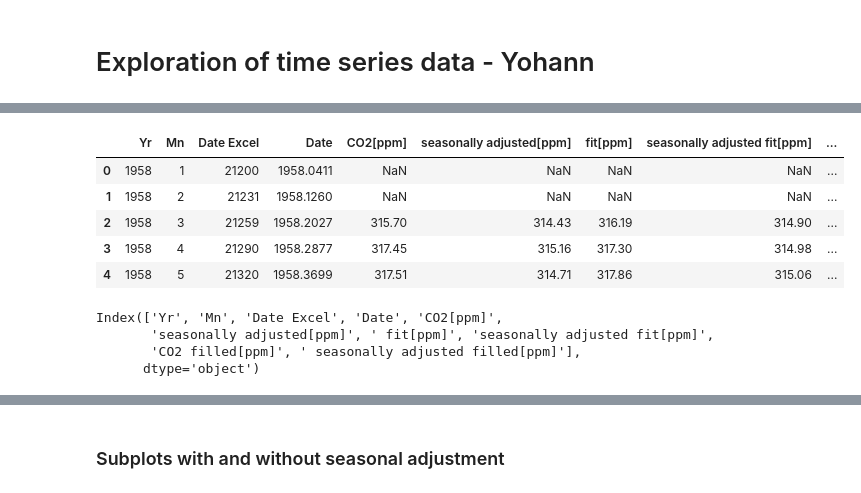
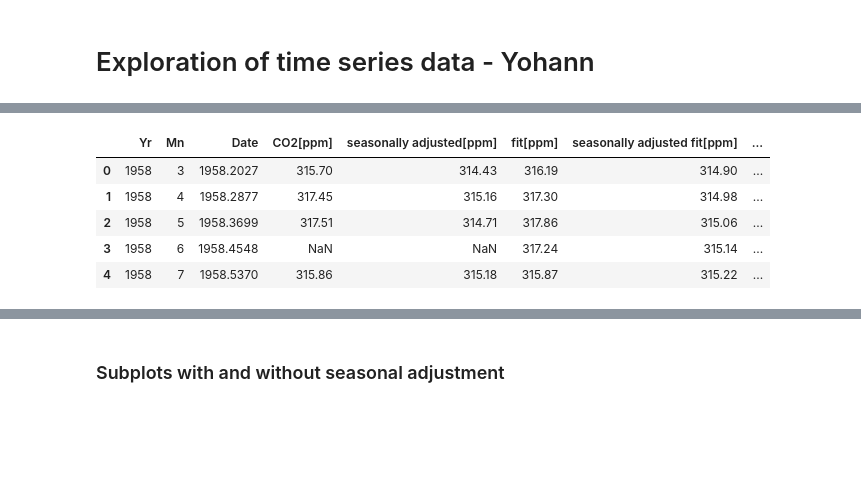
Before and after one commit to yohannjs/tidsrekker, a Jupyter notebook: yohann_exploration.ipynb, the cells around one changed output, grey strips where cells are left out. Saved outputs shown, nothing was run; the diff lists cells and outputs as text; code cells hidden in the pictures; blank space fills up the shorter version.

```diff
--- a/yohann_exploration.ipynb
+++ b/yohann_exploration.ipynb
@@ -32,17 +54,16 @@ from datetime import datetime
 # %%
-df = pd.read_csv('/mnt/workspace/time_series/monthly_in_situ_co2_mlo.csv', na_values=-99.99, skiprows=55)
+df = pd.read_csv('/mnt/workspace/time_series/monthly_in_situ_co2_mlo.csv',
+                 na_values=-99.99,
+                 skiprows=55,
+                 skipfooter=6)
+df.drop([0, 1], axis=0, inplace=True)
+df.reset_index(inplace=True)
+df.drop(['Date Excel', 'index'], axis=1, inplace=True)
 df.head()
 # %% [output]
-|  | Yr | Mn | Date Excel | Date | CO2[ppm] | seasonally adjusted[ppm] | fit[ppm] | seasonally adjusted fit[ppm] | ... |
-| 0 | 1958 | 1 | 21200 | 1958.0411 | NaN | NaN | NaN | NaN | ... |
-| 1 | 1958 | 2 | 21231 | 1958.1260 | NaN | NaN | NaN | NaN | ... |
-| 2 | 1958 | 3 | 21259 | 1958.2027 | 315.70 | 314.43 | 316.19 | 314.90 | ... |
-| 3 | 1958 | 4 | 21290 | 1958.2877 | 317.45 | 315.16 | 317.30 | 314.98 | ... |
-| 4 | 1958 | 5 | 21320 | 1958.3699 | 317.51 | 314.71 | 317.86 | 315.06 | ... |
+|  | Yr | Mn | Date | CO2[ppm] | seasonally adjusted[ppm] | fit[ppm] | seasonally adjusted fit[ppm] | ... |
+| 0 | 1958 | 3 | 1958.2027 | 315.70 | 314.43 | 316.19 | 314.90 | ... |
+| 1 | 1958 | 4 | 1958.2877 | 317.45 | 315.16 | 317.30 | 314.98 | ... |
+| 2 | 1958 | 5 | 1958.3699 | 317.51 | 314.71 | 317.86 | 315.06 | ... |
+| 3 | 1958 | 6 | 1958.4548 | NaN | NaN | 317.24 | 315.14 | ... |
+| 4 | 1958 | 7 | 1958.5370 | 315.86 | 315.18 | 315.87 | 315.22 | ... |
-# %%
-df.columns
-# %% [output]
-Index(['Yr', 'Mn', 'Date Excel', 'Date', 'CO2[ppm]',
-       'seasonally adjusted[ppm]', ' fit[ppm]', 'seasonally adjusted fit[ppm]',
-       'CO2 filled[ppm]', ' seasonally adjusted filled[ppm]'],
-      dtype='object')
```
Also changed, not shown: parts of 28 cells of this notebook.
